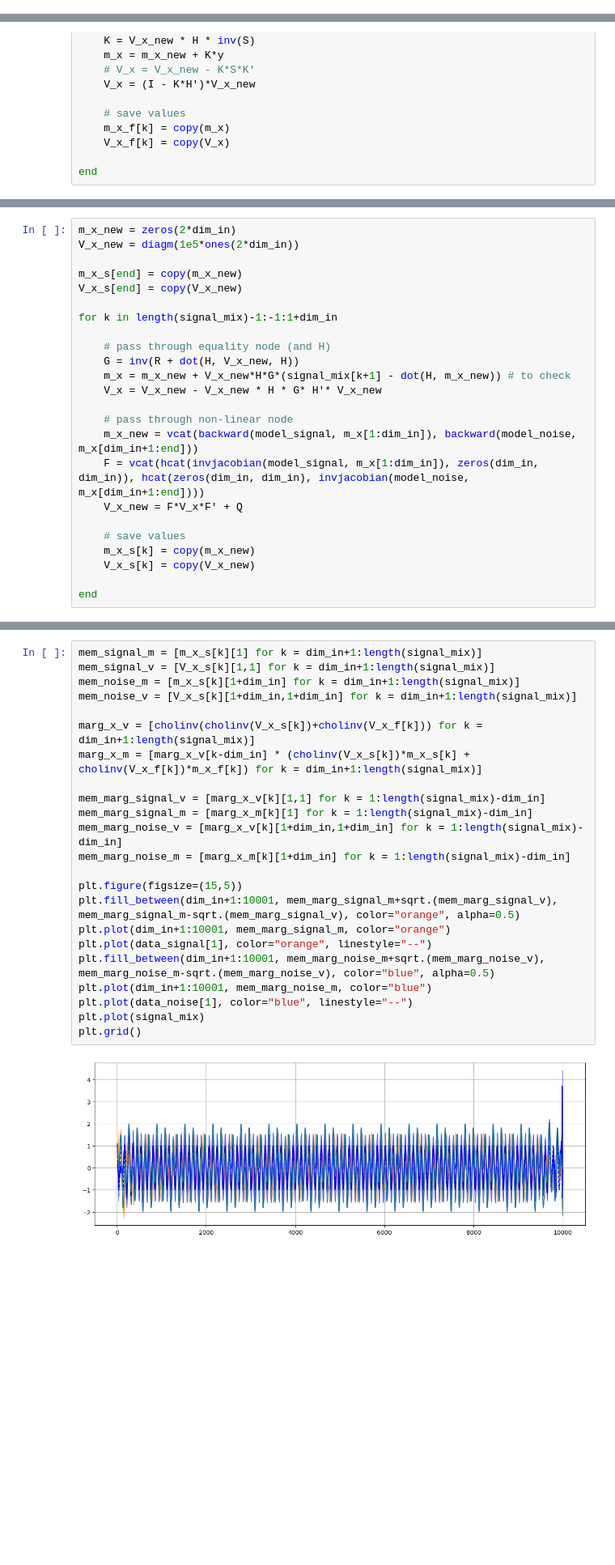
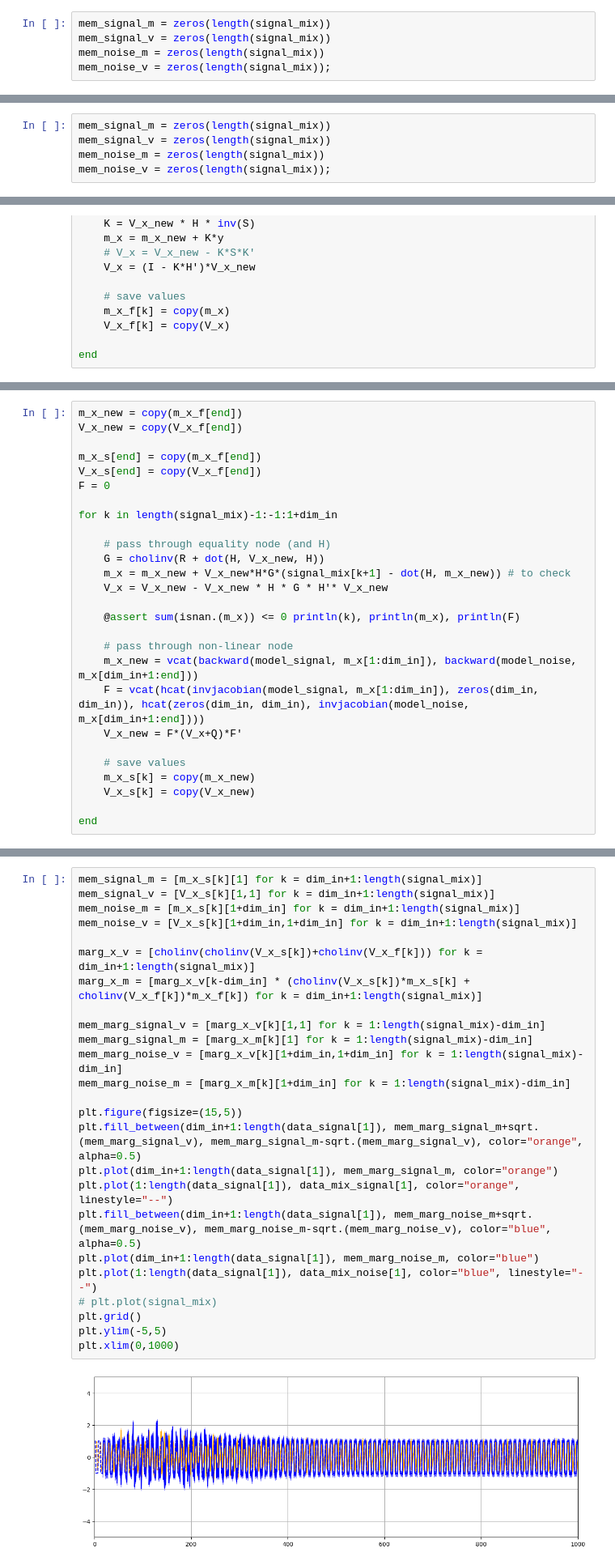
Before and after one commit to biaslab/PGM2022-SourceSeparationNAR, a Jupyter notebook: experiments/verification/verification_experiment.ipynb, the cells around one changed output, grey strips where cells are left out. Shown at 81% size. Cells and saved outputs as stored; diff of their text form; blank space fills up the shorter version.

```diff
--- a/experiments/verification/verification_experiment.ipynb
+++ b/experiments/verification/verification_experiment.ipynb
@@ -229,0 +273,5 @@ plt.plot(signal_mix)
+# %%
+mem_signal_m = zeros(length(signal_mix))
+mem_signal_v = zeros(length(signal_mix))
+mem_noise_m = zeros(length(signal_mix))
+mem_noise_v = zeros(length(signal_mix));
@@ -229,0 +361,5 @@ plt.plot(signal_mix)
+# %%
+mem_signal_m = zeros(length(signal_mix))
+mem_signal_v = zeros(length(signal_mix))
+mem_noise_m = zeros(length(signal_mix))
+mem_noise_v = zeros(length(signal_mix));
@@ -278,21 +497,24 @@ plt.ylim(-10,10)
 # %%
-m_x_new = zeros(2*dim_in)
-V_x_new = diagm(1e5*ones(2*dim_in))
+m_x_new = copy(m_x_f[end])
+V_x_new = copy(V_x_f[end])
 
-m_x_s[end] = copy(m_x_new)
-V_x_s[end] = copy(V_x_new)
+m_x_s[end] = copy(m_x_f[end])
+V_x_s[end] = copy(V_x_f[end])
+F = 0
 
 for k in length(signal_mix)-1:-1:1+dim_in
 
     # pass through equality node (and H)
-    G = inv(R + dot(H, V_x_new, H))
+    G = cholinv(R + dot(H, V_x_new, H))
     m_x = m_x_new + V_x_new*H*G*(signal_mix[k+1] - dot(H, m_x_new)) # to check
-    V_x = V_x_new - V_x_new * H * G* H'* V_x_new
+    V_x = V_x_new - V_x_new * H * G * H'* V_x_new
+
+    @assert sum(isnan.(m_x)) <= 0 println(k), println(m_x), println(F)
 
     # pass through non-linear node
     m_x_new = vcat(backward(model_signal, m_x[1:dim_in]), backward(model_noise, m_x[dim_in+1:end]))
     F = vcat(hcat(invjacobian(model_signal, m_x[1:dim_in]), zeros(dim_in, dim_in)), hcat(zeros(dim_in, dim_in), invjacobian(model_noise, m_x[dim_in+1:end])))
-    V_x_new = F*V_x*F' + Q
+    V_x_new = F*(V_x+Q)*F'
 
     # save values
     m_x_s[k] = copy(m_x_new)
@@ -320,25 +542,27 @@ plt.ylim(-10,10)
 # %%
 mem_signal_m = [m_x_s[k][1] for k = dim_in+1:length(signal_mix)]
 mem_signal_v = [V_x_s[k][1,1] for k = dim_in+1:length(signal_mix)]
 mem_noise_m = [m_x_s[k][1+dim_in] for k = dim_in+1:length(signal_mix)]
 mem_noise_v = [V_x_s[k][1+dim_in,1+dim_in] for k = dim_in+1:length(signal_mix)]
 
 marg_x_v = [cholinv(cholinv(V_x_s[k])+cholinv(V_x_f[k])) for k = dim_in+1:length(signal_mix)]
 marg_x_m = [marg_x_v[k-dim_in] * (cholinv(V_x_s[k])*m_x_s[k] + cholinv(V_x_f[k])*m_x_f[k]) for k = dim_in+1:length(signal_mix)]
 
 mem_marg_signal_v = [marg_x_v[k][1,1] for k = 1:length(signal_mix)-dim_in]
 mem_marg_signal_m = [marg_x_m[k][1] for k = 1:length(signal_mix)-dim_in]
 mem_marg_noise_v = [marg_x_v[k][1+dim_in,1+dim_in] for k = 1:length(signal_mix)-dim_in]
 mem_marg_noise_m = [marg_x_m[k][1+dim_in] for k = 1:length(signal_mix)-dim_in]
 
 plt.figure(figsize=(15,5))
-plt.fill_between(dim_in+1:10001, mem_marg_signal_m+sqrt.(mem_marg_signal_v), mem_marg_signal_m-sqrt.(mem_marg_signal_v), color="orange", alpha=0.5)
-plt.plot(dim_in+1:10001, mem_marg_signal_m, color="orange")
-plt.plot(data_signal[1], color="orange", linestyle="--")
-plt.fill_between(dim_in+1:10001, mem_marg_noise_m+sqrt.(mem_marg_noise_v), mem_marg_noise_m-sqrt.(mem_marg_noise_v), color="blue", alpha=0.5)
-plt.plot(dim_in+1:10001, mem_marg_noise_m, color="blue")
-plt.plot(data_noise[1], color="blue", linestyle="--")
-plt.plot(signal_mix)
+plt.fill_between(dim_in+1:length(data_signal[1]), mem_marg_signal_m+sqrt.(mem_marg_signal_v), mem_marg_signal_m-sqrt.(mem_marg_signal_v), color="orange", alpha=0.5)
+plt.plot(dim_in+1:length(data_signal[1]), mem_marg_signal_m, color="orange")
+plt.plot(1:length(data_signal[1]), data_mix_signal[1], color="orange", linestyle="--")
+plt.fill_between(dim_in+1:length(data_signal[1]), mem_marg_noise_m+sqrt.(mem_marg_noise_v), mem_marg_noise_m-sqrt.(mem_marg_noise_v), color="blue", alpha=0.5)
+plt.plot(dim_in+1:length(data_signal[1]), mem_marg_noise_m, color="blue")
+plt.plot(1:length(data_signal[1]), data_mix_noise[1], color="blue", linestyle="--")
+# plt.plot(signal_mix)
 plt.grid()
+plt.ylim(-5,5)
+plt.xlim(0,1000)
 # %% [output]
-[figure, old version]
+[figure, new version]
```
Also changed, not shown: parts of 41 cells of this notebook.
